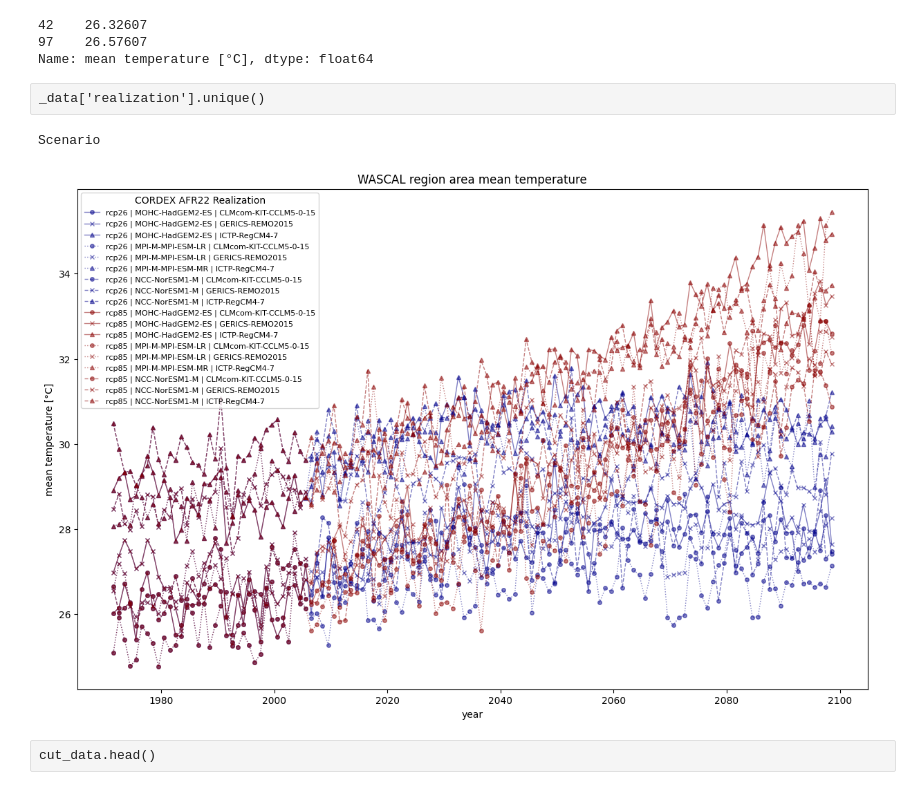
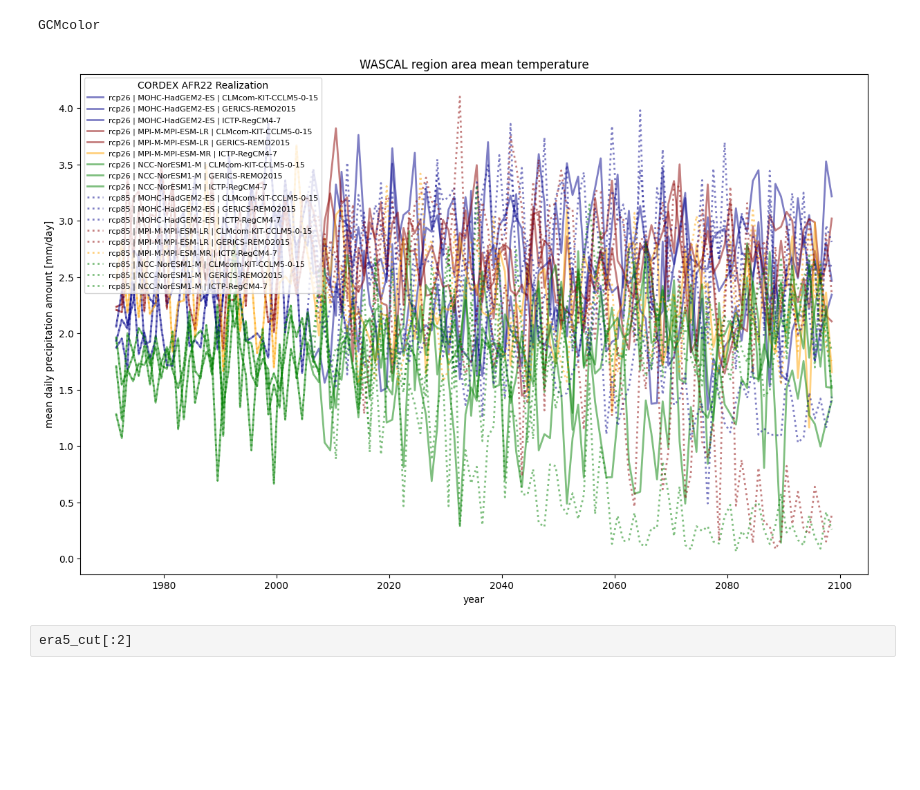
Before and after one commit to KatharinaBuelow/factsheet_africa, a Jupyter notebook: Notebooks/TIMESERIES/timeseries_TG_WASCAL.ipynb, the cells around one changed output. Cells and saved outputs as stored; diff of their text form; code cells hidden in the pictures; blank space fills up the shorter version.

```diff
--- a/Notebooks/TIMESERIES/timeseries_TG_WASCAL.ipynb
+++ b/Notebooks/TIMESERIES/timeseries_TG_WASCAL.ipynb
@@ -13,10 +63,24 @@ from plotting_ts_tools import line_plot_min_max,line_plot, cleanup, adjust_names
 # %%
 # Define Variables
-index='TG'
+# 50 mm sind sehr wenige
+# TR, Regcm hat zu viele sieht komisch aus
+#index='R20mm'
+#index= 'DD'
+#index= 'TG'
+#index='SU40'
+#index='TR26'
+index='RRm'
+
 country='Burkina Faso'
 timestep='year'
 longnameK='mean temperature [K]'
-longname='mean temperature [°C]'
+
+#longname='number of days with pr > 20 mm per day'
+#longname='number of dry days'
+#longname='mean temperature [°C]'
+#longname='number of days with Tmax > 40°C'
+#longname='number of days with Tmin > 26°C'
+longname='mean daily precipitation amount [mm/day]'
 # %%
 # Load the CSV file
 path='/work/ch0636/g300047/cicles/climate_fact_data/spavg_afr22/'+index
@@ -33,12 +102,3 @@ outputpath='/work/ch0636/g300047/cicles/factsheet_africa/PLOTS/AFR22_timeseries'
 
 if not os.path.exists(outputpath):
     os.makedirs(outputpath)
-# %%
-_data=cleanup(data, index, longname, longnameK)
-_data[longname][:2]
-# %% [output]
-42    26.32607
-97    26.57607
-Name: mean temperature [°C], dtype: float64
-# %% [raw]
-_data['realization'].unique()
@@ -53,8 +105,16 @@ cut_data= adjust_length(_data, start_date, end_date)
+# %%
+cut_data=load_rcms_csv(file_path, country, index, longname, start_date='1971-01-01', end_date='2098-12-31', longnameK=None)
+#cut_data[:3]
 # %%
 # make plot
-line_plot(cut_data,'year', 'mean temperature [°C]','Scenario', outputpath)
+# You can group by differet topic
+# * GCMcolor
+# * RCMcolor
+# * Scenario
+#line_plot(cut_data,'year', longname,'Scenario', index, outputpath)
+
+#line_plot(cut_data,'year', longname,'RCMcolor', index, outputpath)
+line_plot(cut_data,'year', longname,'GCMcolor', index, outputpath)
 # %% [output]
-Scenario
+GCMcolor
-[figure, old version]
+[figure, new version]
-# %% [raw]
-cut_data.head()
@@ -60,0 +124,2 @@ cut_data.head()
+# %% [raw]
+era5_cut[:2]
```
Also changed, not shown: parts of 17 cells of this notebook, 1 other file.
